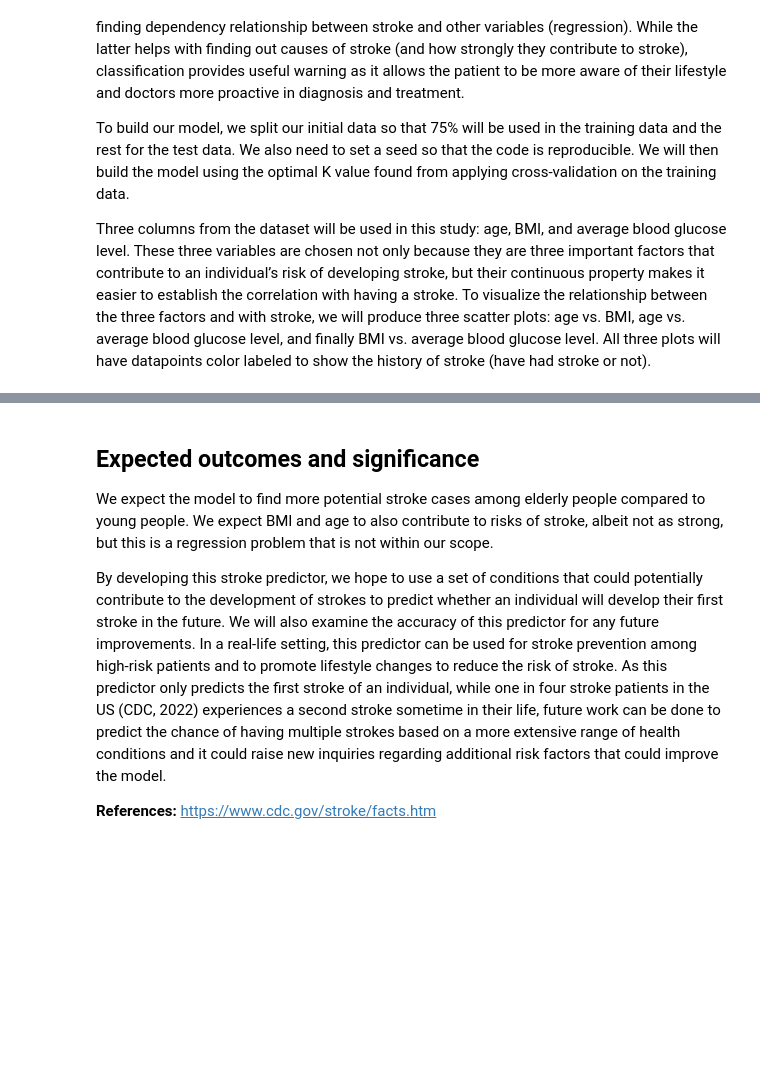
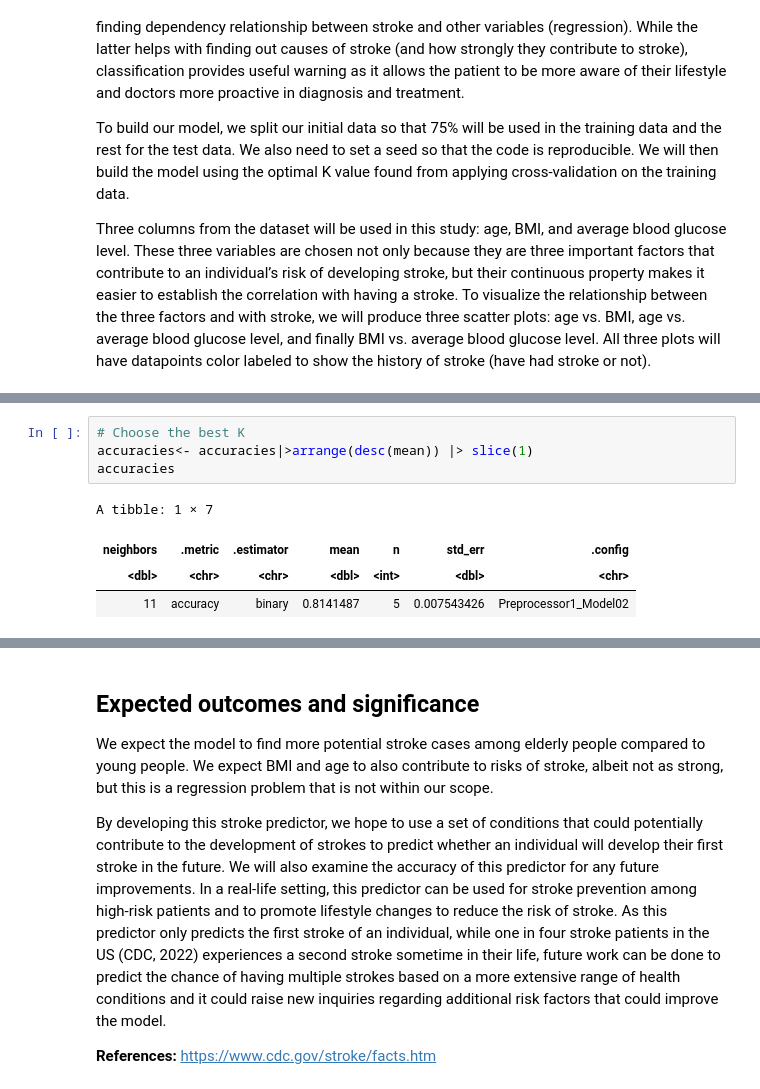
Before and after one commit to hd54/stroke, a Jupyter notebook: stroke.ipynb, the cells around one changed output, grey strips where cells are left out. Saved outputs shown, nothing was run; the diff lists cells and outputs as text; blank space fills up the shorter version.

Commit message:
Knn Classification Model
final model build

```diff
--- a/stroke.ipynb
+++ b/stroke.ipynb
@@ -274,0 +254,9 @@ A tibble: 5289 × 4
+# %%
+# Choose the best K
+accuracies<- accuracies|>arrange(desc(mean)) |> slice(1)
+accuracies
+# %% [output]
+A tibble: 1 × 7
+| neighbors | .metric | .estimator | mean | n | std_err | .config |
+| <dbl> | <chr> | <chr> | <dbl> | <int> | <dbl> | <chr> |
+| 11 | accuracy | binary | 0.8141487 | 5 | 0.007543426 | Preprocessor1_Model02 |
```
Also changed, not shown: parts of 5 cells of this notebook.
